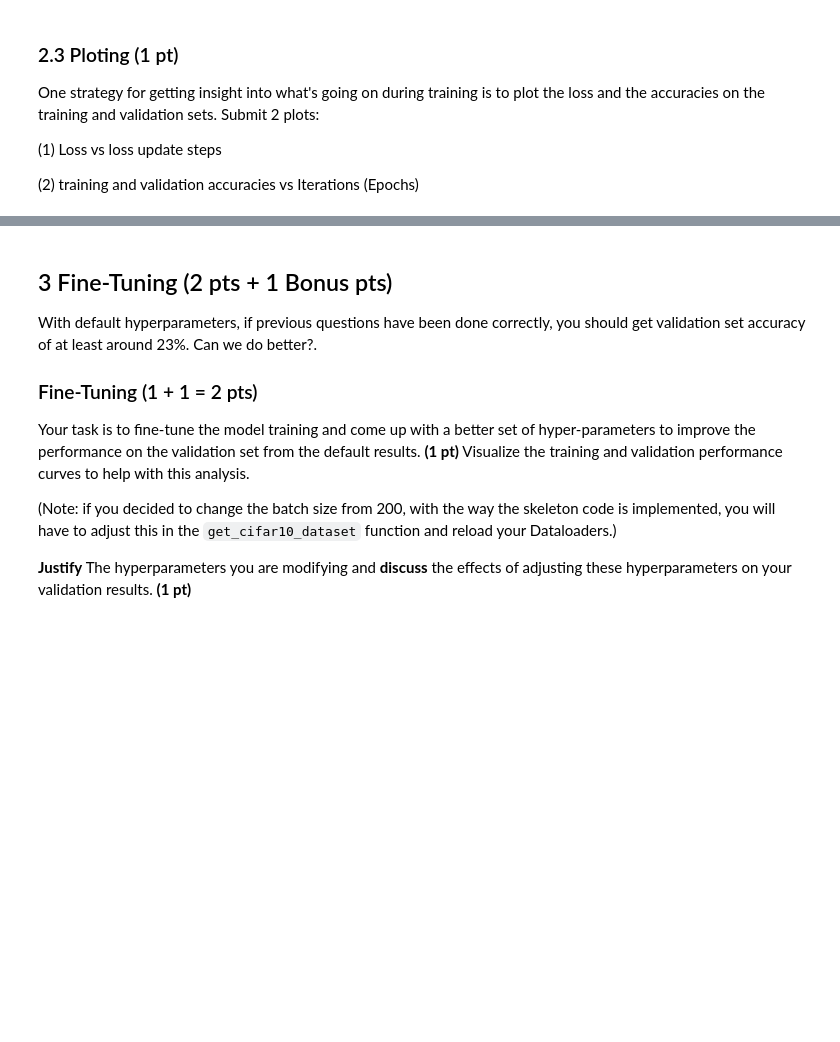
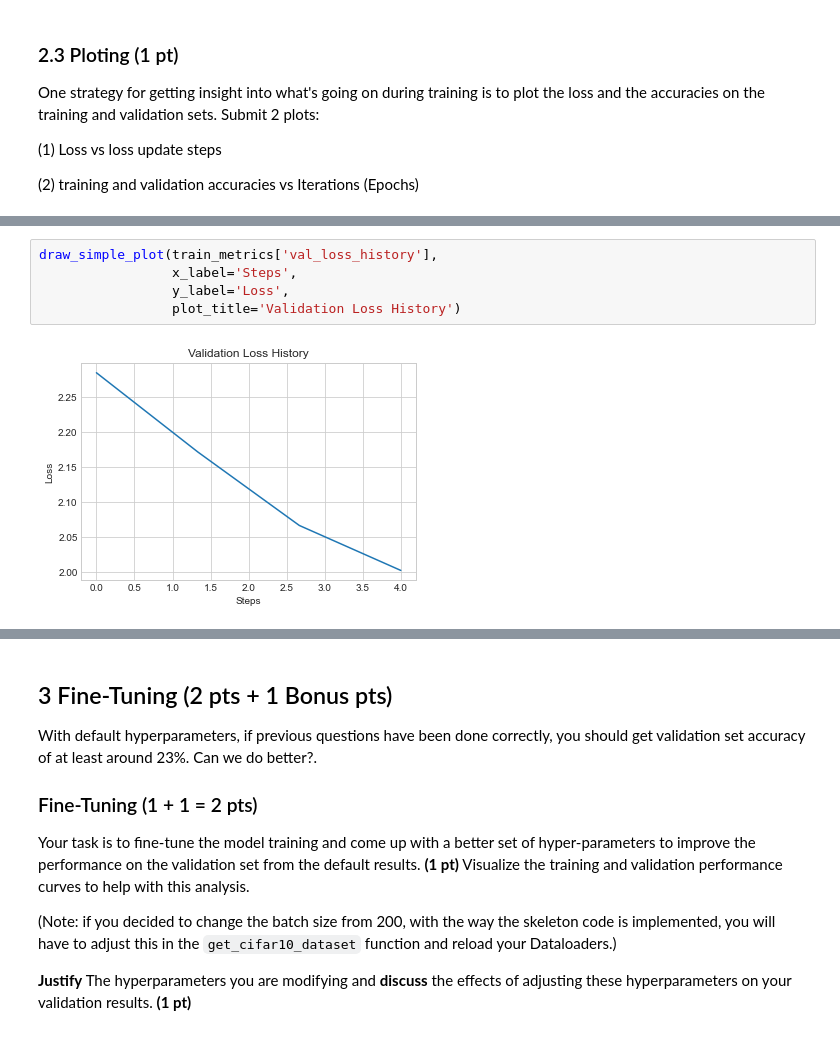
Before and after one commit to tsimafeip/LCT-master-course, a Jupyter notebook: Neural_Networks/HW7_batching.ipynb, the cells around one changed output, grey strips where cells are left out. Cells and saved outputs as stored; diff of their text form; blank space fills up the shorter version.

```diff
--- a/Neural_Networks/HW7_batching.ipynb
+++ b/Neural_Networks/HW7_batching.ipynb
@@ -239,0 +236,7 @@ plt.show()
+# %%
+draw_simple_plot(train_metrics['val_loss_history'],
+                 x_label='Steps',
+                 y_label='Loss',
+                 plot_title='Validation Loss History')
+# %% [output]
+[figure, added]
```
Also changed, not shown: parts of 34 cells of this notebook, 2 other files.
